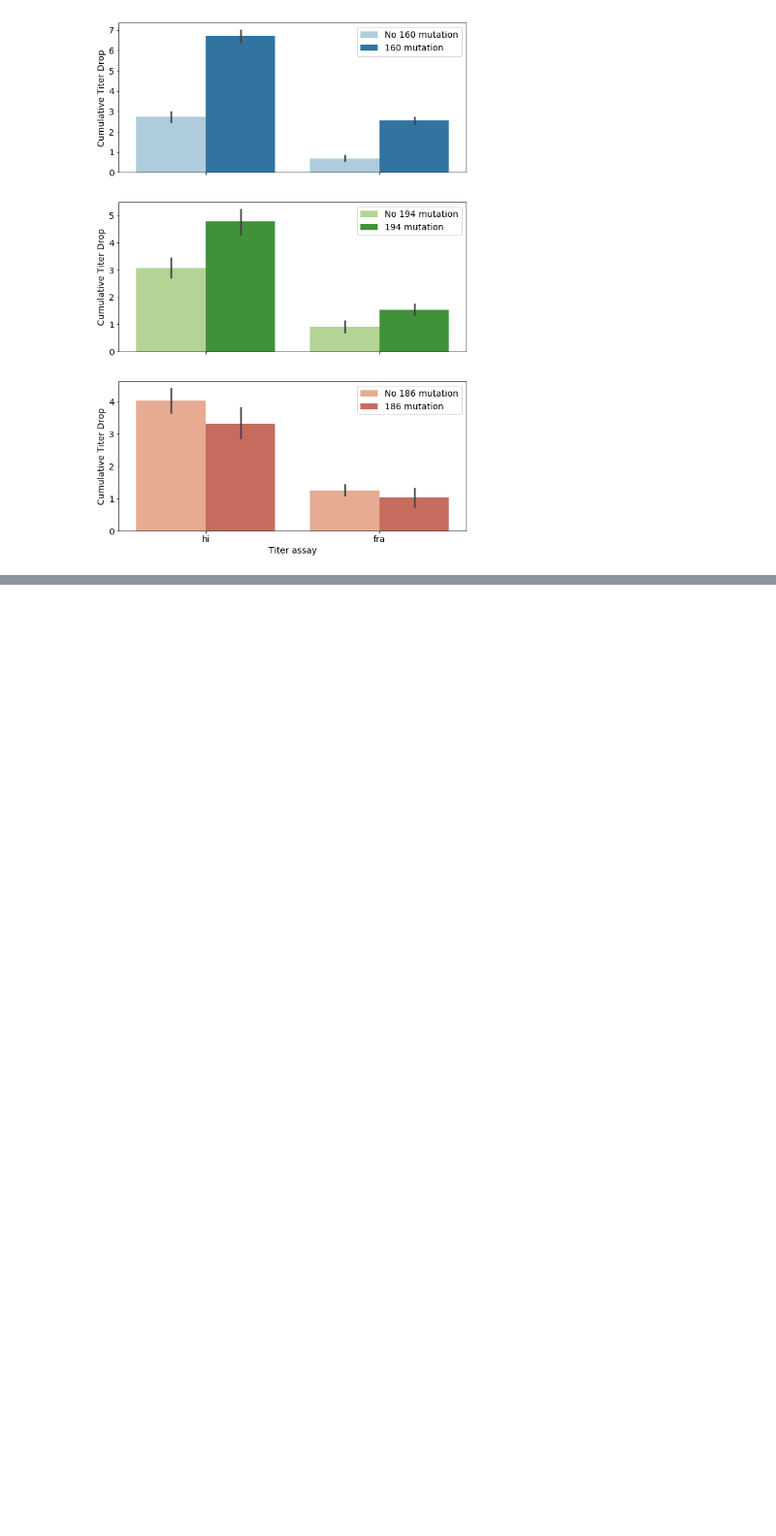
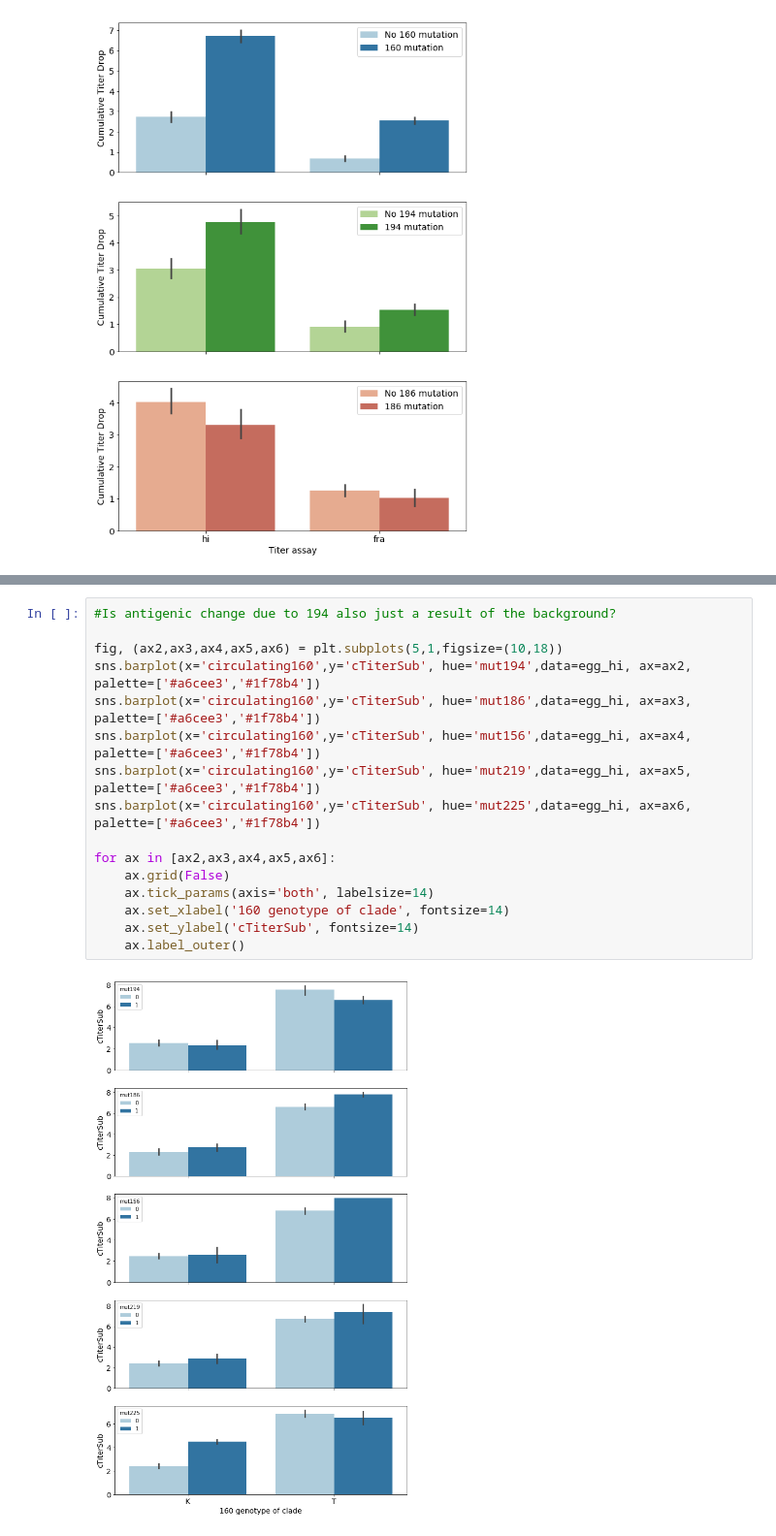
Before and after one commit to blab/egg-passage, a Jupyter notebook: notebooks/titers.ipynb, the cells around one changed output, grey strips where cells are left out. Shown: that part at 97% size. Cells and saved outputs as stored; diff of their text form; blank space fills up the shorter version.

```diff
--- a/notebooks/titers.ipynb
+++ b/notebooks/titers.ipynb
@@ -44,0 +105,18 @@ for ax in [ax1,ax2,ax3]:
+# %%
+#Is antigenic change due to 194 also just a result of the background?
+
+fig, (ax2,ax3,ax4,ax5,ax6) = plt.subplots(5,1,figsize=(10,18))
+sns.barplot(x='circulating160',y='cTiterSub', hue='mut194',data=egg_hi, ax=ax2, palette=['#a6cee3','#1f78b4'])
+sns.barplot(x='circulating160',y='cTiterSub', hue='mut186',data=egg_hi, ax=ax3, palette=['#a6cee3','#1f78b4'])
+sns.barplot(x='circulating160',y='cTiterSub', hue='mut156',data=egg_hi, ax=ax4, palette=['#a6cee3','#1f78b4'])
+sns.barplot(x='circulating160',y='cTiterSub', hue='mut219',data=egg_hi, ax=ax5, palette=['#a6cee3','#1f78b4'])
+sns.barplot(x='circulating160',y='cTiterSub', hue='mut225',data=egg_hi, ax=ax6, palette=['#a6cee3','#1f78b4'])
+
+for ax in [ax2,ax3,ax4,ax5,ax6]:
+    ax.grid(False)
+    ax.tick_params(axis='both', labelsize=14)
+    ax.set_xlabel('160 genotype of clade', fontsize=14)
+    ax.set_ylabel('cTiterSub', fontsize=14)
+    ax.label_outer()
+# %% [output]
+[figure, added]
```
Also changed, not shown: parts of 7 cells of this notebook.
